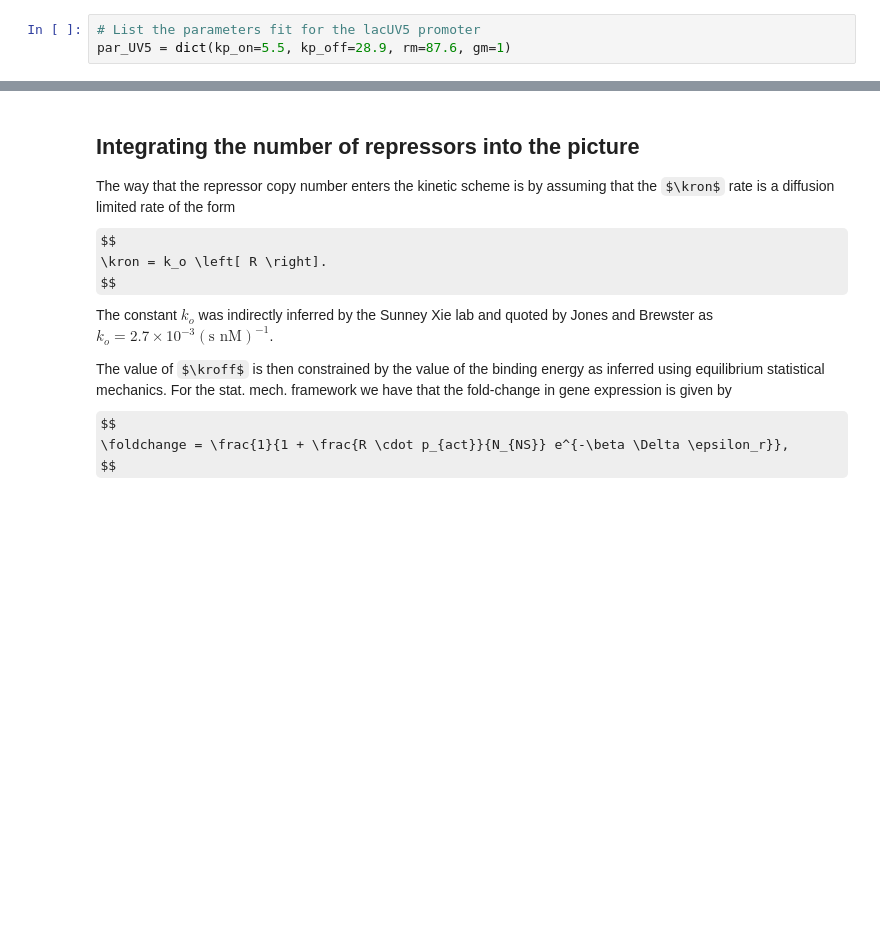
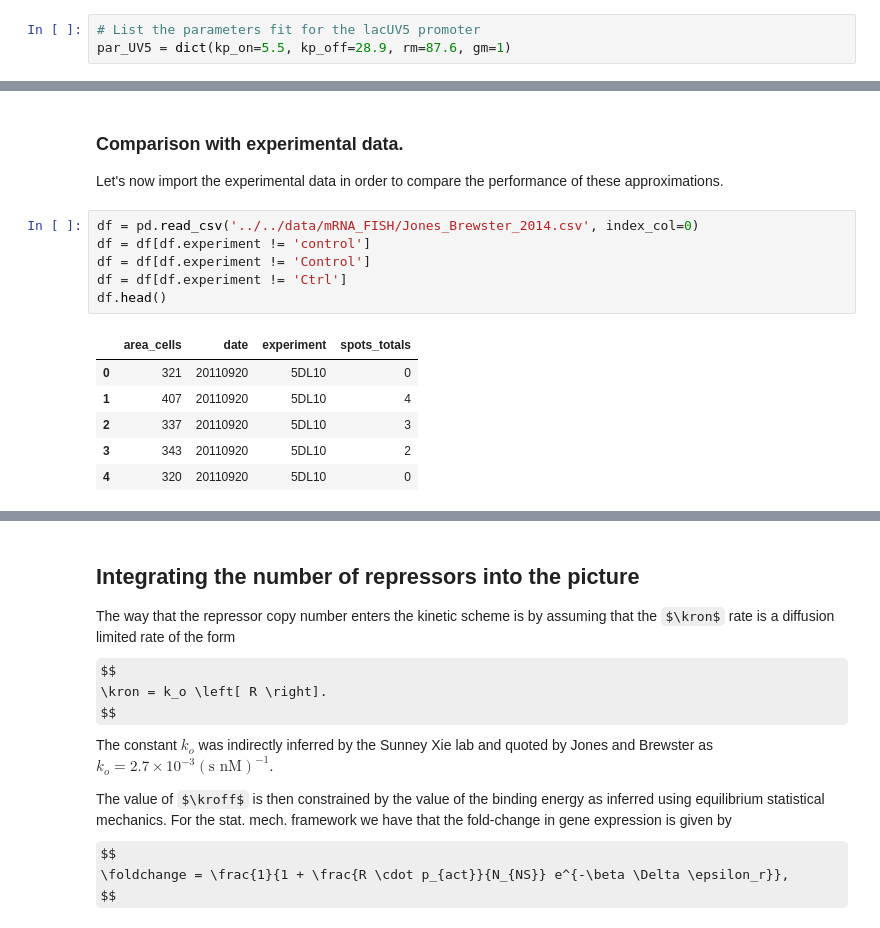
Before and after one commit to RPGroup-PBoC/chann_cap, a Jupyter notebook: src/theory/MaxEnt_approx_mRNA.ipynb, the cells around one changed output, grey strips where cells are left out. Cells and saved outputs as stored; diff of their text form; some formulas as TeX source; blank space fills up the shorter version.

```diff
--- a/src/theory/MaxEnt_approx_mRNA.ipynb
+++ b/src/theory/MaxEnt_approx_mRNA.ipynb
@@ -263,0 +240,17 @@ def log_p_m_unreg(mRNA, kp_on, kp_off, gm, rm):
+# %% [markdown]
+### Comparison with experimental data.
+
+Let's now import the experimental data in order to compare the performance of these approximations.
+# %%
+df = pd.read_csv('../../data/mRNA_FISH/Jones_Brewster_2014.csv', index_col=0)
+df = df[df.experiment != 'control']
+df = df[df.experiment != 'Control']
+df = df[df.experiment != 'Ctrl']
+df.head()
+# %% [output]
+|  | area_cells | date | experiment | spots_totals |
+| 0 | 321 | 20110920 | 5DL10 | 0 |
+| 1 | 407 | 20110920 | 5DL10 | 4 |
+| 2 | 337 | 20110920 | 5DL10 | 3 |
+| 3 | 343 | 20110920 | 5DL10 | 2 |
+| 4 | 320 | 20110920 | 5DL10 | 0 |
```
Also changed, not shown: parts of 20 cells of this notebook.
